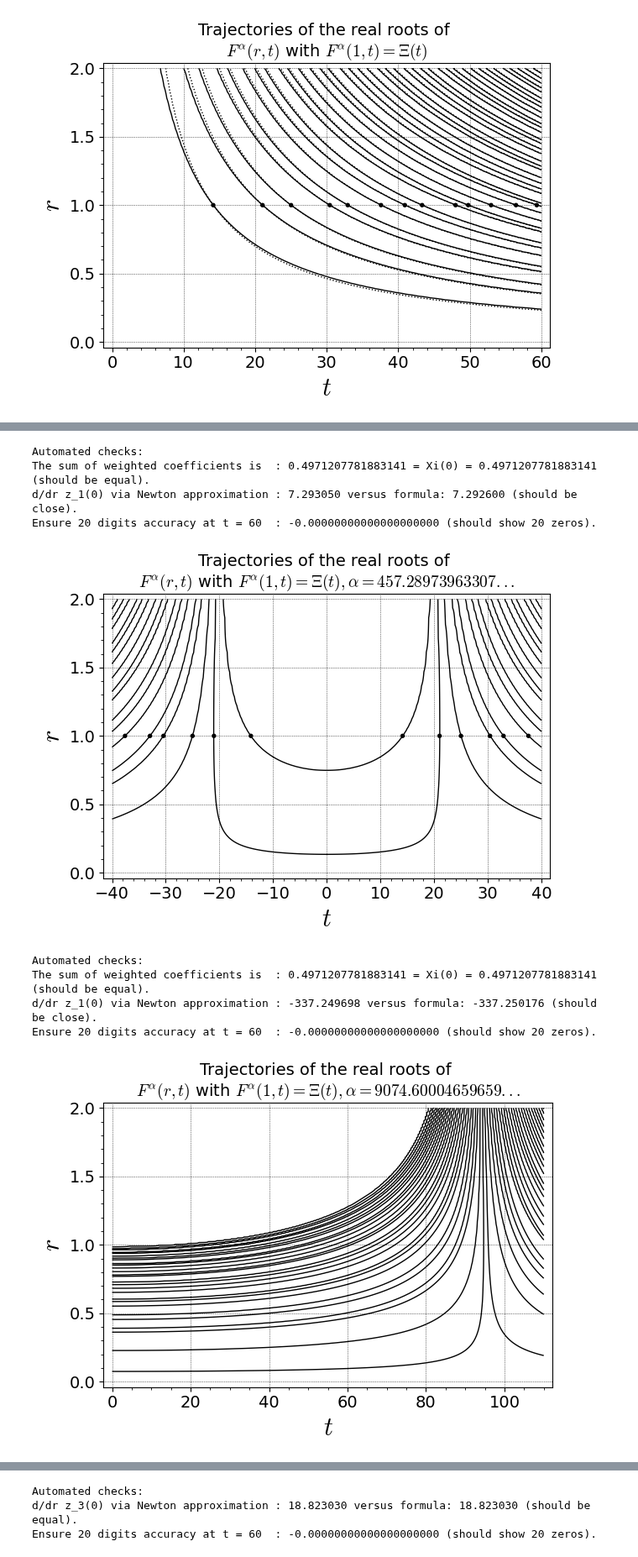
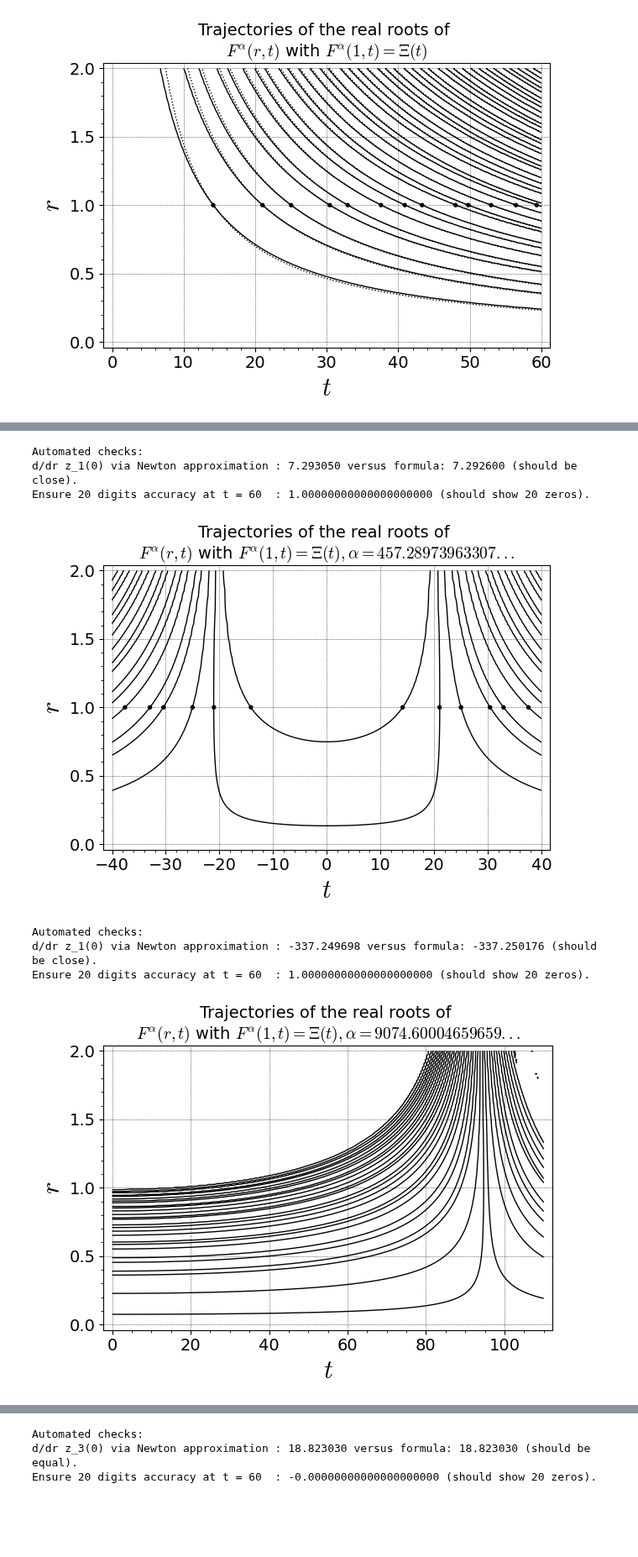
Before and after one commit to km-git-acc/riemann-poly-expansions, a Jupyter notebook: Code and data Laguerre Flow/Plotting code Laguerre flow.ipynb, the cells around one changed output, grey strips where cells are left out. Shown at 84% size. Drawn from its saved outputs; the diff is of its cells as text; code cells hidden in the pictures; blank space fills up the shorter version.

```diff
--- a/Code and data Laguerre Flow/Plotting code Laguerre flow.ipynb
+++ b/Code and data Laguerre Flow/Plotting code Laguerre flow.ipynb
@@ -353,8 +341,8 @@ Ensure 20 digits accuracy at t = 60  : -0.00000000000000000000 (should show 20 z
 # %%
 var("r","t");
 
-CCF=ComplexBallField(1024)
-RDF=RealBallField(1024)
+CCF=ComplexBallField(302)
+RDF=RealBallField(302)
 
 #Generate a plot of all ordinates of the non-trivial zeros < 60 to overlay the flow graphs
 var('y')
@@ -374,9 +362,9 @@ alpha = CCF("457.28973963307063695")
 
 global m1; m1 = []; CoeffSum = RDF(0);
 k = 0
-with open("LagCoeffa457.txt", "r") as f:
+with open("DerivsE0.txt", "r") as f:
     for row in f:
-        CoeffSum = CoeffSum + CCF(alpha+k+1).gamma()/(CCF(alpha+1).gamma() * RDF(k+1).gamma())* RDF(row)
+        CoeffSum = CoeffSum + RDF(row) * CCF(k+1).gamma() / CCF(2*k+1).gamma()
         m1.append([RDF(row)])
         k = k + 1
 
@@ -386,12 +374,12 @@ def Xi(t):
     return xi
 
 def LagPol(t,n):
-    return CCF(t * t).laguerre_L(n, alpha)
+    return CCF(t).laguerre_L(n, alpha)
 
 def LaguerreFlow(t,r):
     sum=CCF(0)
     for n in range(300):
-        sum=sum+CCF(r).pow(2*n)*CCF(str(m1[n]))*LagPol(t,n)
+        sum=sum+CCF(str(m1[2*n])) * CCF(n+1).gamma() / CCF(2*n+1).gamma() * CCF(1-r*r).pow(n) * LagPol(t*t*r*r/(r*r-1),n)
     return real_part(sum);
 
 #compute d/dr zk Newton approximation
@@ -424,22 +412,21 @@ def verifyPDE(k):
     return -1*sumzeros(k) - (CCF(alpha).mid() + 1/2)/ordrho[k-1] + ordrho[k-1]
 
 print("Automated checks:")
-print("The sum of weighted coefficients is  : %3.16f = Xi(0) = %3.16f (should be equal)." % (CoeffSum, LaguerreFlow(0,1)))
+#print("The sum of weighted coefficients is  : %3.16f = Xi(0) = %3.16f (should be equal)." % (CoeffSum, LaguerreFlow(0,1)))
 print("d/dr z_1(0) via Newton approximation : %3.6f versus formula: %3.6f (should be close)." % (dzdrzk(3),verifyPDE(3)))
-print("Ensure 20 digits accuracy at t = 60  : %3.20f (should show 20 zeros)." % real_part(LaguerreFlow(60, 1)-Xi(60)))
+print("Ensure 20 digits accuracy at t = 60  : %3.20f (should show 20 zeros)." % real_part(LaguerreFlow(60, 0.9999999999999999999999)/Xi(60)))
 a457n=implicit_plot(lambda t,r:((RDF(LaguerreFlow(t,r)))),(t,-40,40),(r,0,2),color='black',fontsize=14,linestyle ="-",linewidth=1,axes_labels=['$t$','$r$'],title='Trajectories of the real roots of \n' +r'$F^{\alpha}(r,t)$ with $F^\alpha(1,t) = \Xi(t), \alpha=457.28973963307...$',gridlines=True,plot_points=180)
 show(a457n + z,aspect_ratio='automatic')
 # %% [output]
 Automated checks:
-The sum of weighted coefficients is  : 0.4971207781883141 = Xi(0) = 0.4971207781883141 (should be equal).
 d/dr z_1(0) via Newton approximation : 7.293050 versus formula: 7.292600 (should be close).
-Ensure 20 digits accuracy at t = 60  : -0.00000000000000000000 (should show 20 zeros).
+Ensure 20 digits accuracy at t = 60  : 1.00000000000000000000 (should show 20 zeros).
 [figure]
 # %%
 var("r","t");
 
-CCF=ComplexBallField(1024)
-RDF=RealBallField(1024)
+CCF=ComplexBallField(302)
+RDF=RealBallField(302)
 
 #Generate a plot of all ordinates of the non-trivial zeros < 60 to overlay the flow graphs
 var('y')
@@ -458,9 +445,9 @@ alpha = CCF("9074.6000465965965587")
 
 global m1; m1 = []; CoeffSum = RDF(0);
 k = 0
-with open("LagCoeffa9074.txt", "r") as f:
+with open("DerivsE0.txt", "r") as f:
     for row in f:
-        CoeffSum = CoeffSum + CCF(alpha+k+1).gamma()/(CCF(alpha+1).gamma() * RDF(k+1).gamma())* RDF(row)
+        CoeffSum = CoeffSum + RDF(row) * CCF(k+1).gamma() / CCF(2*k+1).gamma()
         m1.append([RDF(row)])
         k = k + 1
 
@@ -470,12 +457,12 @@ def Xi(t):
     return xi
 
 def LagPol(t,n):
-    return CCF(t * t).laguerre_L(n, alpha)
+    return CCF(t).laguerre_L(n, alpha)
 
 def LaguerreFlow(t,r):
     sum=CCF(0)
     for n in range(300):
-        sum=sum+CCF(r).pow(2*n)*CCF(str(m1[n]))*LagPol(t,n)
+        sum=sum+CCF(str(m1[2*n])) * CCF(n+1).gamma() / CCF(2*n+1).gamma() * CCF(1-r*r).pow(n) * LagPol(t*t*r*r/(r*r-1),n)
     return real_part(sum);
 
 #compute d/dr zk Newton approximation
@@ -487,38 +474,37 @@ def dzdrzk(k):
         if ab < tr:
             break
     dzdr3 = -1*(x1 - RDF(ordrho[k-1]))/(tr)
     return dzdr3
 
 #sum zeros around k-th zero
 def sumzeros(k):
     zk =ordrho[k-1]
     sum0 = 0
     for j in range(k-1):
         sum0 = sum0 + 1/(zk-ordrho[j])
     sum1 = 0
     for j in range(k+1,300001):
         sum1 = sum1 + 1/(zk-ordrho[j-1])
     sum2 = 0
     for j in range(300000):
         sum2 = sum2 + 1/(zk+ordrho[j])
     return sum0 + sum1 + sum2
 
 #compute d/dr zk via formula
 def verifyPDE(k):
     return -1*sumzeros(k) - (CCF(alpha).mid() + 1/2)/ordrho[k-1] + ordrho[k-1]
 
 print("Automated checks:")
-print("The sum of weighted coefficients is  : %3.16f = Xi(0) = %3.16f (should be equal)." % (CoeffSum, LaguerreFlow(0,1)))
+#print("The sum of weighted coefficients is  : %3.16f = Xi(0) = %3.16f (should be equal)." % (CoeffSum, LaguerreFlow(0,1)))
 print("d/dr z_1(0) via Newton approximation : %3.6f versus formula: %3.6f (should be close)." % (dzdrzk(3),verifyPDE(3)))
-print("Ensure 20 digits accuracy at t = 60  : %3.20f (should show 20 zeros)." % real_part(LaguerreFlow(100, 1)-Xi(100)))
+print("Ensure 20 digits accuracy at t = 60  : %3.20f (should show 20 zeros)." % real_part(LaguerreFlow(100, 0.9999999999999999999999)/Xi(100)))
 a9074n=implicit_plot(lambda t,r:((RDF(LaguerreFlow(t,r)))),(t,0,110),(r,0,2),color='black',fontsize=14,linestyle ="-",linewidth=1,axes_labels=['$t$','$r$'],title='Trajectories of the real roots of \n' +r'$F^{\alpha}(r,t)$ with $F^\alpha(1,t) = \Xi(t), \alpha=9074.60004659659...$',gridlines=True,plot_points=300)
 show(a9074n,aspect_ratio='automatic')
 # %% [output]
 Automated checks:
-The sum of weighted coefficients is  : 0.4971207781883141 = Xi(0) = 0.4971207781883141 (should be equal).
 d/dr z_1(0) via Newton approximation : -337.249698 versus formula: -337.250176 (should be close).
-Ensure 20 digits accuracy at t = 60  : -0.00000000000000000000 (should show 20 zeros).
+Ensure 20 digits accuracy at t = 60  : 1.00000000000000000000 (should show 20 zeros).
-[figure, old version]
+[figure, new version]
 # %%
 var("r","t");
 
```
Also changed, not shown: parts of 13 cells of this notebook, 1 other file.
